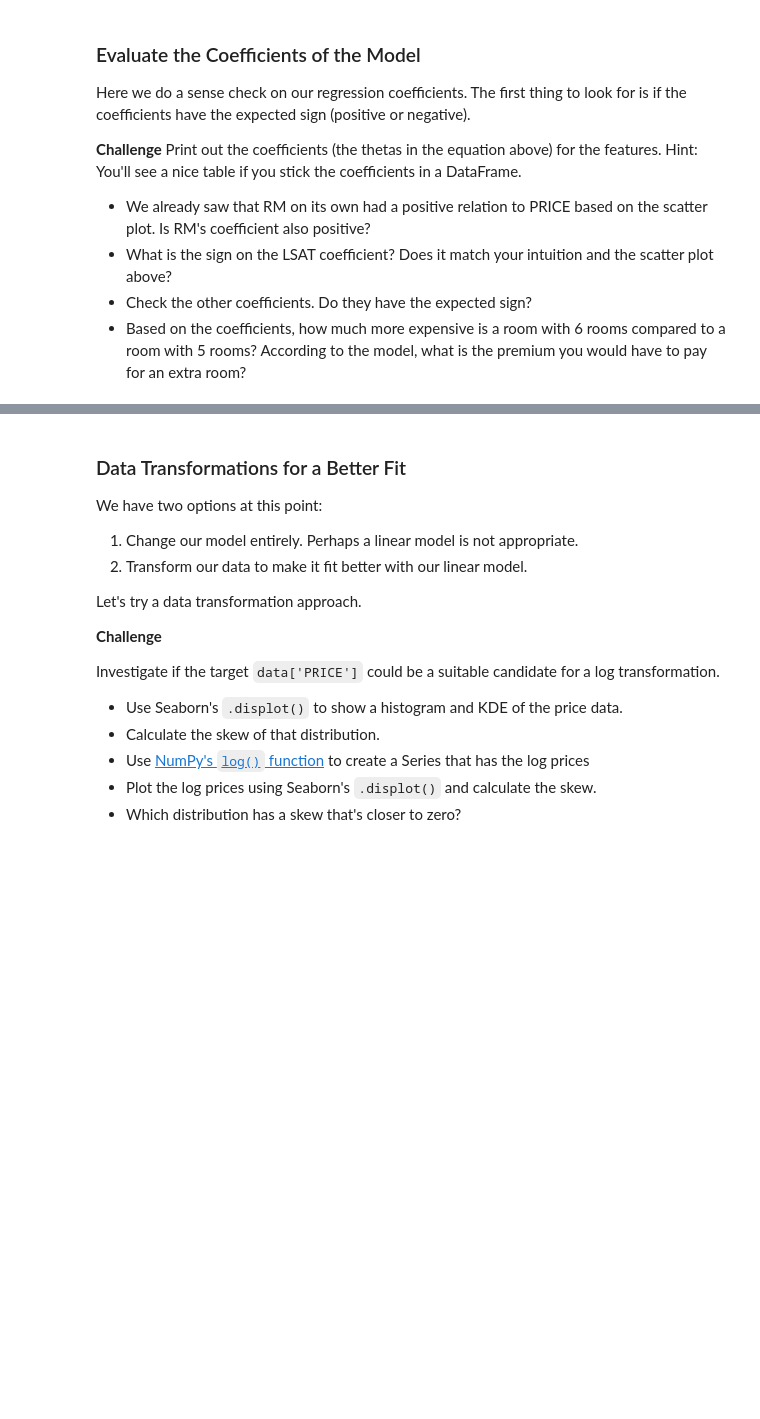
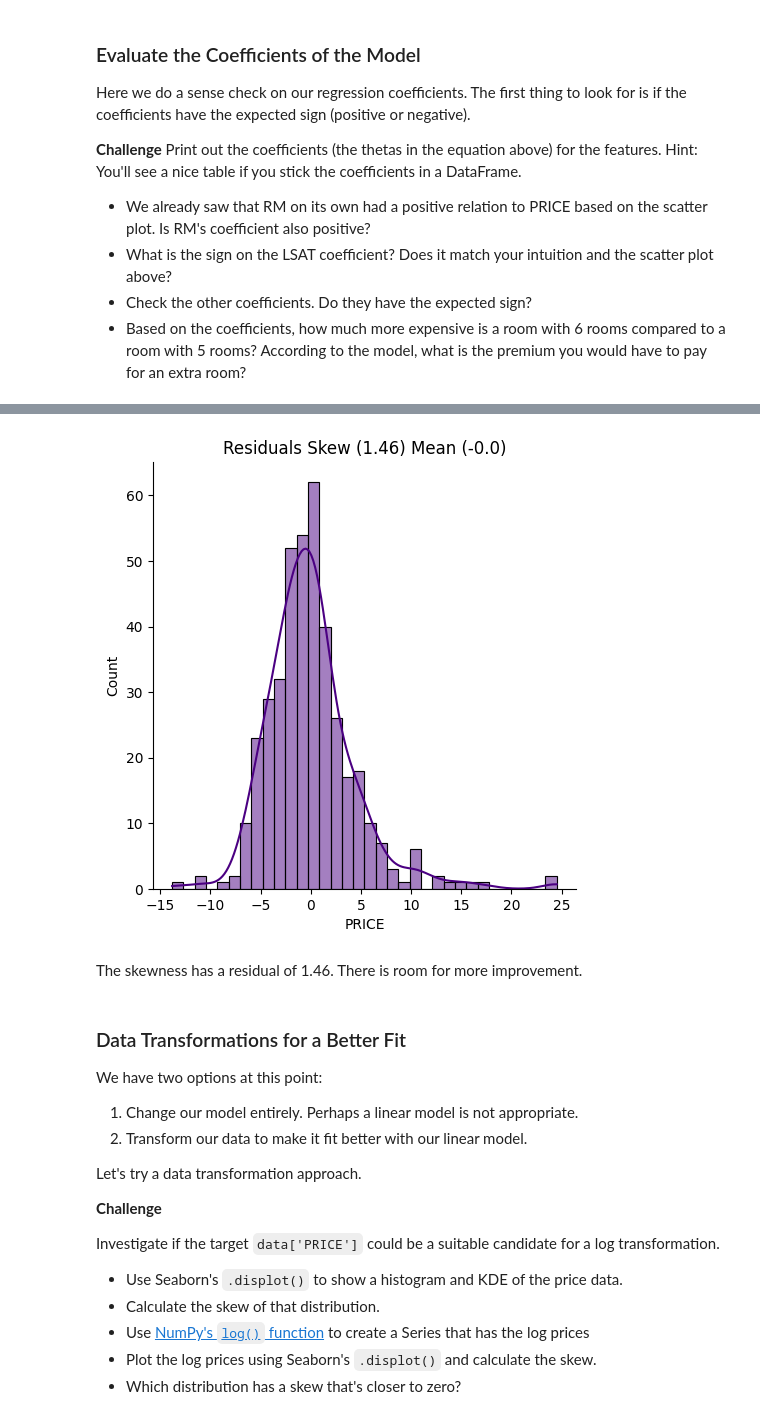
Before and after one commit to Lucasqrz1/100_days_of_code, a Jupyter notebook: Day_81/Multivariable_Regression_and_Valuation_Model_(start).ipynb, the cells around one changed output, grey strips where cells are left out. Drawn from its saved outputs; the diff is of its cells as text; code cells hidden in the pictures; blank space fills up the shorter version.

```diff
--- a/Day_81/Multivariable_Regression_and_Valuation_Model_(start).ipynb
+++ b/Day_81/Multivariable_Regression_and_Valuation_Model_(start).ipynb
@@ -473,6 +550,18 @@ In an ideal case, what we want is something close to a normal distribution. A no
 * Again, use Seaborn's `.displot()` to create a histogram and superimpose the Kernel Density Estimate (KDE)
 * Is the skewness different from zero? If so, by how much?
 * Is the mean different from zero?
+# %%
+# Residual Distribution Chart
+resid_mean = round(residuals.mean(), 2) # Mean of the residuals
+resid_skew = round(residuals.skew(), 2) # Skewness of the residuals
+
+sns.displot(residuals, kde=True, color='indigo') # Display the distribution of residuals
+plt.title(f'Residuals Skew ({resid_skew}) Mean ({resid_mean})')
+plt.show()
+# %% [output]
+[figure, added]
+# %% [markdown]
+The skewness has a residual of 1.46. There is room for more improvement.
 # %% [markdown]
 ### Data Transformations for a Better Fit
 
```
Also changed, not shown: parts of 15 cells of this notebook.
